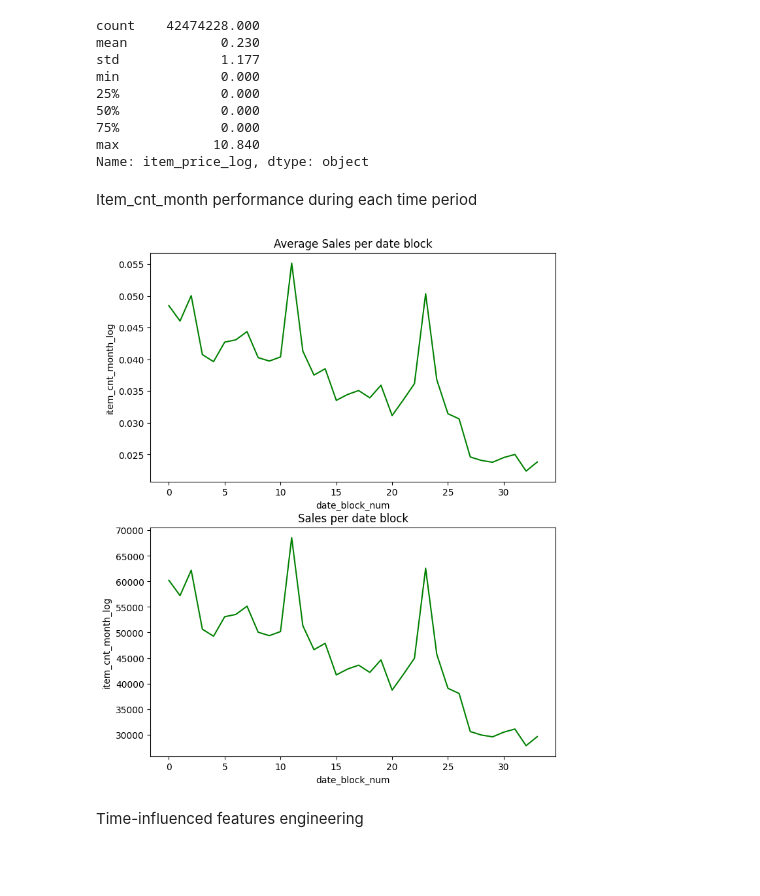
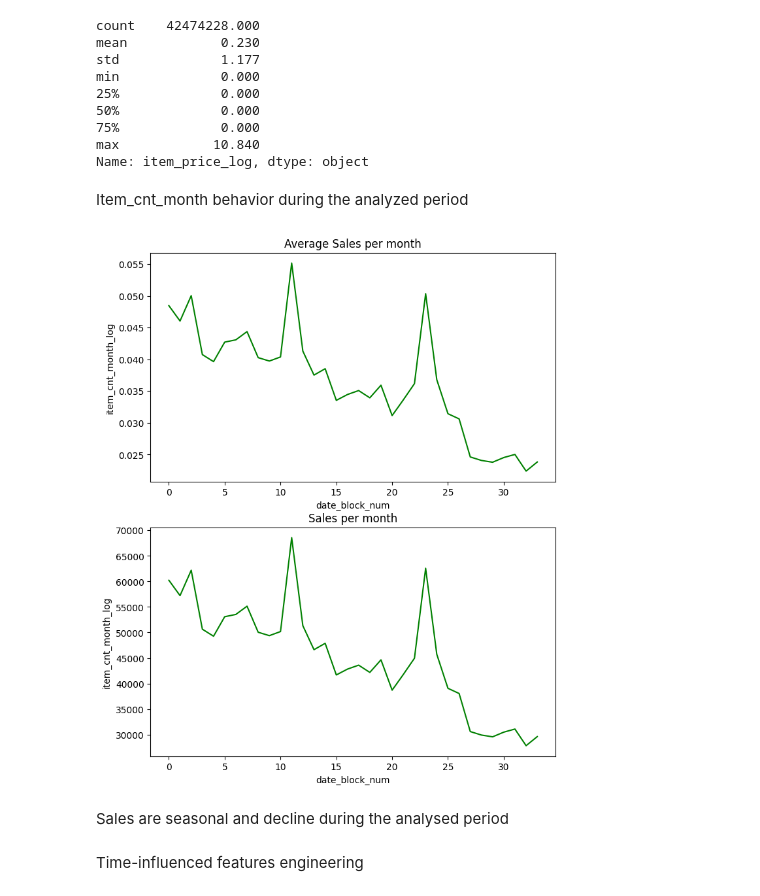
Before and after one commit to YPolina/Trainee, a Jupyter notebook: EDA.ipynb, the cells around one changed output. Saved outputs shown, nothing was run; the diff lists cells and outputs as text; code cells hidden in the pictures; blank space fills up the shorter version.

```diff
--- a/EDA.ipynb
+++ b/EDA.ipynb
@@ -162,17 +162,19 @@ min             0.000
 max            10.840
 Name: item_price_log, dtype: object
 # %% [markdown]
-Item_cnt_month performance during each time period
+Item_cnt_month behavior during the analyzed period
 # %%
 figure, ax = plt.subplots(2, 1, figsize = (8,10))
 
-sns.lineplot(data = df_train.loc[df_train['date_block_num'] < 34].groupby('date_block_num').agg({'item_cnt_month_log': 'mean'}), x = 'date_block_num', y = 'item_cnt_month_log', c = 'g', ax = ax[0]).set_title('Average Sales per date block')
+sns.lineplot(data = df_train.loc[df_train['date_block_num'] < 34].groupby('date_block_num').agg({'item_cnt_month_log': 'mean'}), x = 'date_block_num', y = 'item_cnt_month_log', c = 'g', ax = ax[0]).set_title('Average Sales per month')
 
-sns.lineplot(data = df_train.loc[df_train['date_block_num'] < 34].groupby('date_block_num').agg({'item_cnt_month_log': 'sum'}), x = 'date_block_num', y = 'item_cnt_month_log', c = 'g', ax = ax[1]).set_title('Sales per date block')
+sns.lineplot(data = df_train.loc[df_train['date_block_num'] < 34].groupby('date_block_num').agg({'item_cnt_month_log': 'sum'}), x = 'date_block_num', y = 'item_cnt_month_log', c = 'g', ax = ax[1]).set_title('Sales per month')
 
 plt.show()
 # %% [output]
-[figure, old version]
+[figure, new version]
+# %% [markdown]
+Sales are seasonal and decline during the analysed period
 # %% [markdown]
 Time-influenced features engineering
 # %%
```
Also changed, not shown: parts of 28 cells of this notebook.
